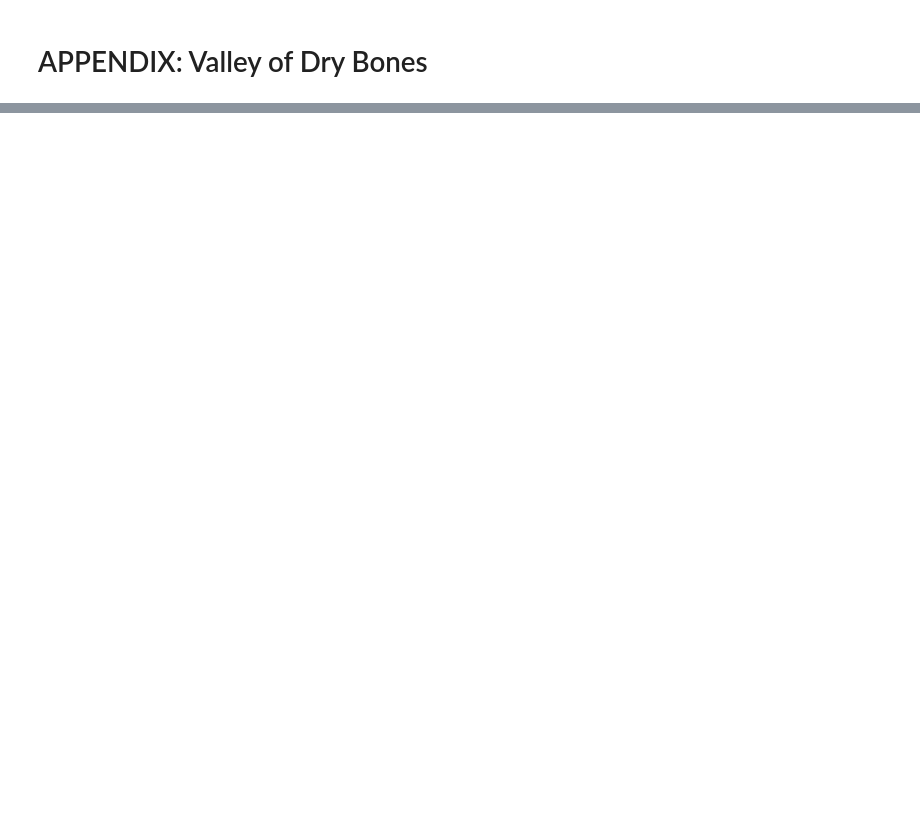
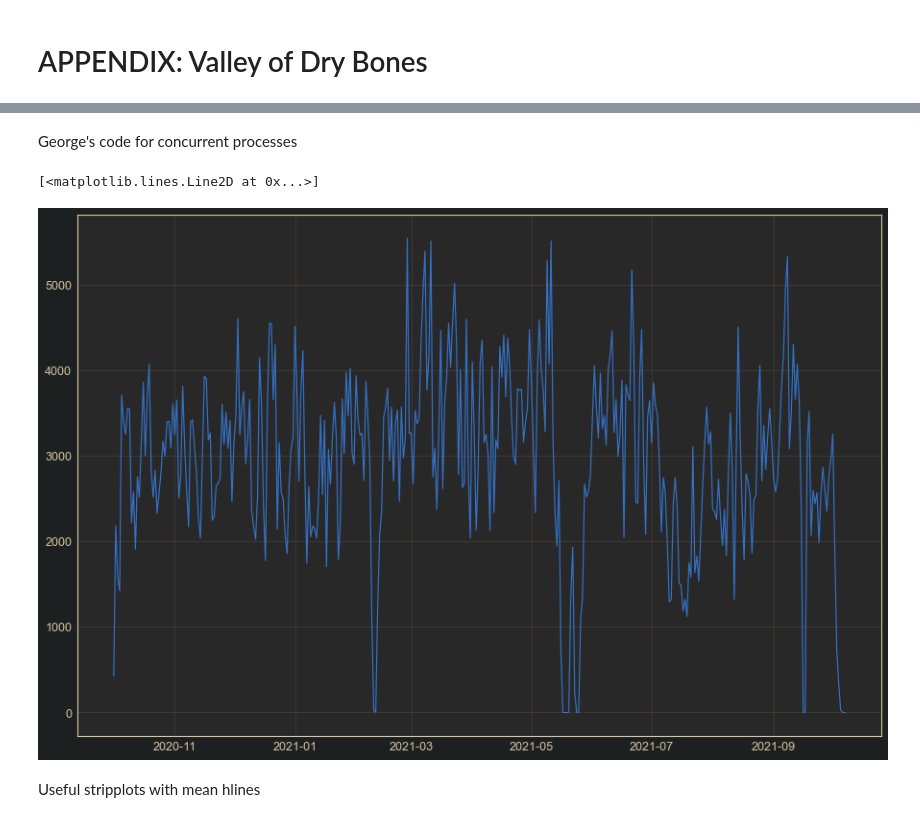
Before and after one commit to jrioross/accre-data-nerds, a Jupyter notebook: notebooks/jrr_03_model_refined.ipynb, the cells around one changed output, grey strips where cells are left out. Saved outputs shown, nothing was run; the diff lists cells and outputs as text; code cells hidden in the pictures; blank space fills up the shorter version.

```diff
--- a/notebooks/jrr_03_model_refined.ipynb
+++ b/notebooks/jrr_03_model_refined.ipynb
@@ -494,12 +428,17 @@ slurm_jobs
+# %% [markdown]
+George's code for concurrent processes
 # %%
-# George's concurrent processes code
-begin_load_df = slurm_jobs[slurm_jobs['PARTITION'] == 'production'][['BEGIN']].rename(columns={'BEGIN':'TIME'})
-begin_load_df['process'] = 1
-end_load_df = slurm_jobs[slurm_jobs['PARTITION'] == 'production'][['END']].rename(columns={'END':'TIME'})
-end_load_df['process'] = -1
-load_df = begin_load_df.append(end_load_df)
-resample_interval = "D"
-fs_ts = pd.Series(list(load_df['process']), index=list(load_df['TIME']))
-fs_resample = fs_ts.resample(resample_interval).sum().to_frame().cumsum()
-plt.figure(figsize=(15, 10))
-plt.plot(fs_resample.index, fs_resample[0])
+# # George's concurrent processes code
+# begin_load_df = slurm_jobs[slurm_jobs['PARTITION'] == 'production'][['BEGIN']].rename(columns={'BEGIN':'TIME'})
+# begin_load_df['process'] = 1
+# end_load_df = slurm_jobs[slurm_jobs['PARTITION'] == 'production'][['END']].rename(columns={'END':'TIME'})
+# end_load_df['process'] = -1
+# load_df = begin_load_df.append(end_load_df)
+# resample_interval = "D"
+# fs_ts = pd.Series(list(load_df['process']), index=list(load_df['TIME']))
+# fs_resample = fs_ts.resample(resample_interval).sum().to_frame().cumsum()
+# plt.figure(figsize=(15, 10))
+# plt.plot(fs_resample.index, fs_resample[0])
+# %% [output]
+[<matplotlib.lines.Line2D at 0x...>]
+[figure, added]
@@ -517 +445,3 @@ slurm_tests_filt.plot(x = 'END', y = 'ROLL1HR')
+# %% [markdown]
+Useful stripplots with mean hlines
 # %%
```
Also changed, not shown: parts of 59 cells of this notebook, 1 other file.
